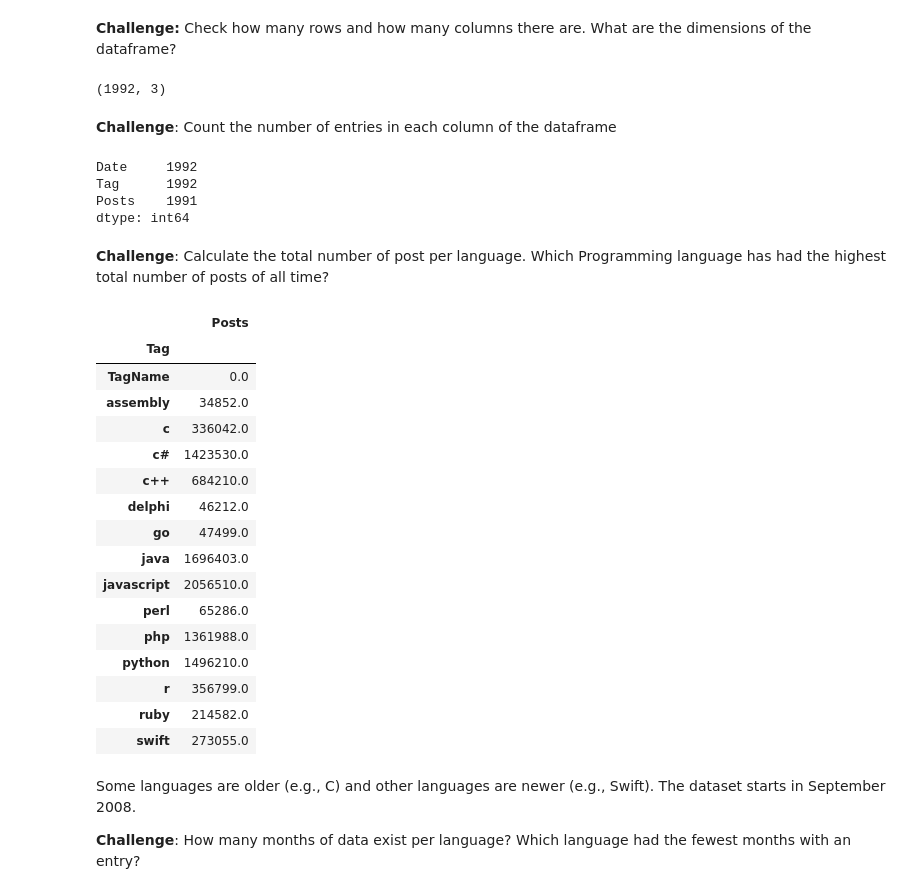
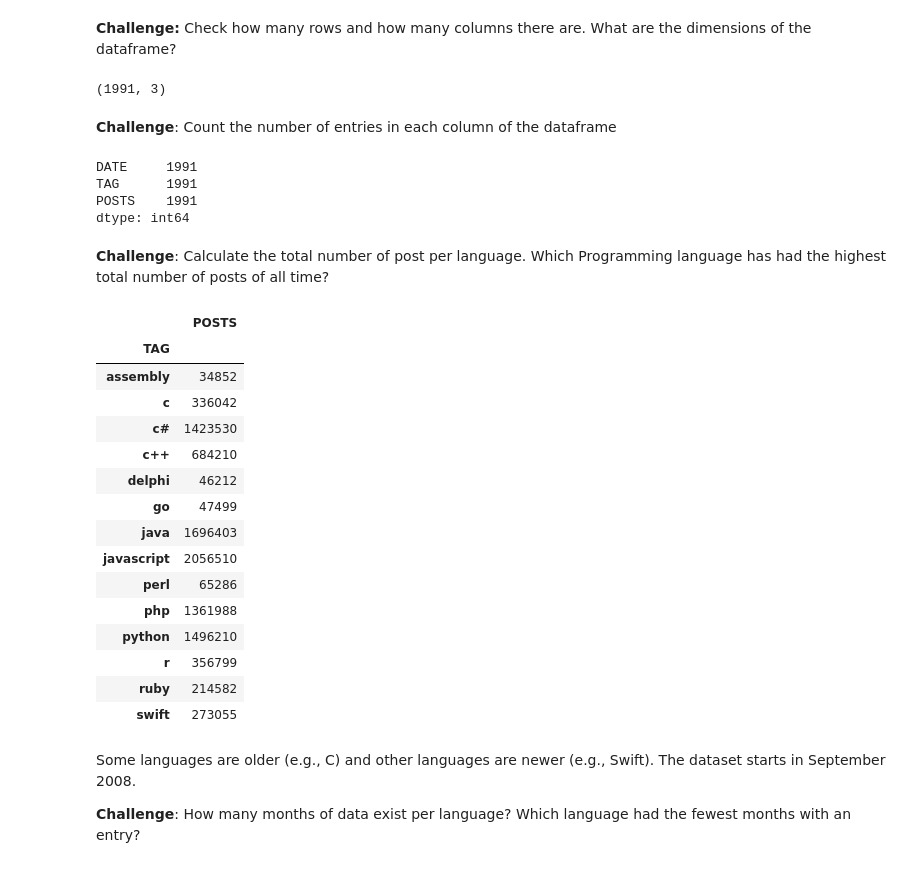
Before and after one commit to svrohith9/100-days-python, a Jupyter notebook: Day72/main.ipynb, the cells around one changed output. Saved outputs shown, nothing was run; the diff lists cells and outputs as text; code cells hidden in the pictures.

```diff
--- a/Day72/main.ipynb
+++ b/Day72/main.ipynb
@@ -24,6 +25,6 @@ import pandas as pd
 # %% [markdown]
 **Challenge**: Read the .csv file and store it in a Pandas dataframe
 # %%
-data=pd.read_csv('QueryResults.csv',names=["Date","Tag","Posts"])
+df = pd.read_csv('QueryResults.csv', names=['DATE', 'TAG', 'POSTS'], header=0)
 # %% [markdown]
 **Challenge**: Examine the first 5 rows and the last 5 rows of the of the dataframe
@@ -41,41 +50,40 @@ data.tail()
 **Challenge:** Check how many rows and how many columns there are.
 What are the dimensions of the dataframe?
 # %%
-data.shape
+df.shape
 # %% [output]
-(1992, 3)
+(1991, 3)
 # %% [markdown]
 **Challenge**: Count the number of entries in each column of the dataframe
 # %%
-data.count()
+df.count()
 # %% [output]
-Date     1992
-Tag      1992
-Posts    1991
+DATE     1991
+TAG      1991
+POSTS    1991
 dtype: int64
 # %% [markdown]
 **Challenge**: Calculate the total number of post per language.
 Which Programming language has had the highest total number of posts of all time?
 # %%
-data.groupby('Tag').sum()
+df.groupby('TAG').sum()
 # %% [output]
-|  | Posts |
-| Tag |  |
-| TagName | 0.0 |
-| assembly | 34852.0 |
-| c | 336042.0 |
-| c# | 1423530.0 |
-| c++ | 684210.0 |
-| delphi | 46212.0 |
-| go | 47499.0 |
-| java | 1696403.0 |
-| javascript | 2056510.0 |
-| perl | 65286.0 |
-| php | 1361988.0 |
-| python | 1496210.0 |
-| r | 356799.0 |
-| ruby | 214582.0 |
-| swift | 273055.0 |
+|  | POSTS |
+| TAG |  |
+| assembly | 34852 |
+| c | 336042 |
+| c# | 1423530 |
+| c++ | 684210 |
+| delphi | 46212 |
+| go | 47499 |
+| java | 1696403 |
+| javascript | 2056510 |
+| perl | 65286 |
+| php | 1361988 |
+| python | 1496210 |
+| r | 356799 |
+| ruby | 214582 |
+| swift | 273055 |
 # %% [markdown]
 Some languages are older (e.g., C) and other languages are newer (e.g., Swift). The dataset starts in September 2008.
 
```
Also changed, not shown: parts of 31 cells of this notebook.
